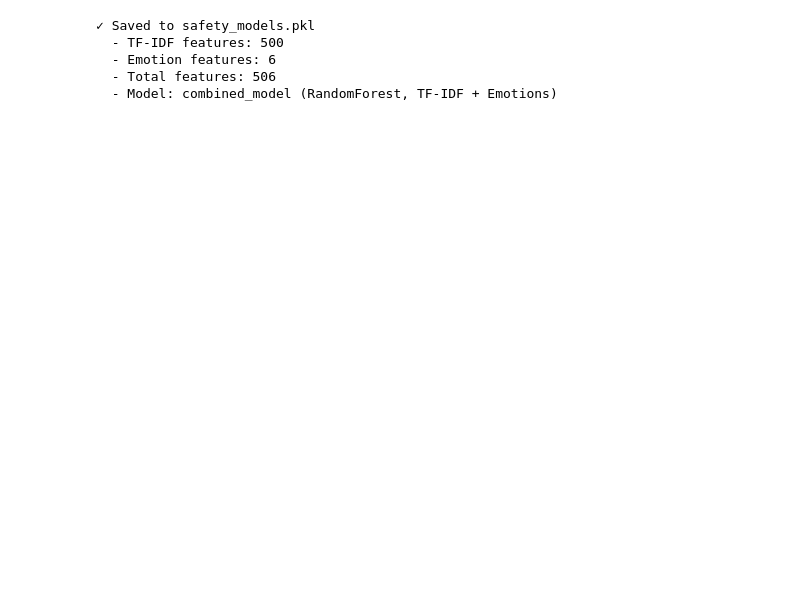
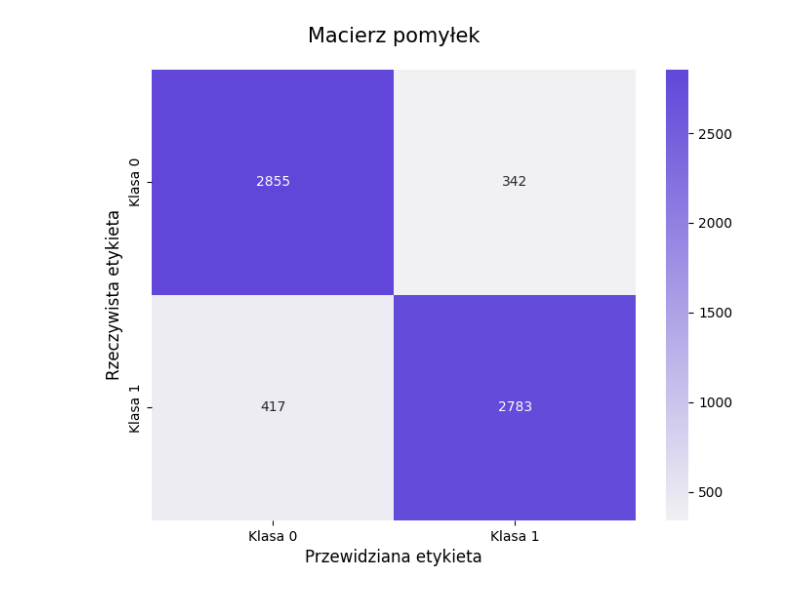
Before and after one commit to konszymanski/safespace-ai, a Jupyter notebook: backend/ml/train/train_safety_model.ipynb, the cells around one changed output. Drawn from its saved outputs; the diff is of its cells as text; code cells hidden in the pictures; blank space fills up the shorter version.

```diff
--- a/backend/ml/train/train_safety_model.ipynb
+++ b/backend/ml/train/train_safety_model.ipynb
@@ -31,0 +35,25 @@ weighted avg       0.74      0.73      0.73      6399
+# %%
+search_spaces = {
+    'n_estimators': Integer(100, 500),
+    'max_depth': Integer(5, 50),
+    'min_samples_split': Integer(2, 20),
+    'min_samples_leaf': Integer(1, 10),
+    'max_features': Categorical(['sqrt', 'log2', None]),
+    'criterion': Categorical(['gini', 'entropy']),
+    'min_impurity_decrease': Real(0.0, 0.2, prior='uniform')
+}
+# %%
+rf_base = RandomForestClassifier(random_state=42)
+bayes_search = BayesSearchCV(
+    estimator=rf_base,
+    search_spaces=search_spaces,
+    n_iter=32,
+    cv=3,
+    scoring='f1',
+    n_jobs=-1,
+    verbose=0,
+    random_state=42
+)
+bayes_search.fit(X_train, y_train)
+best_params = bayes_search.best_params_
+print("Najlepsze parametry:", best_params)
@@ -31,0 +62,5 @@ weighted avg       0.74      0.73      0.73      6399
+# %%
+best_model = bayes_search.best_estimator_
+y_pred = best_model.predict(X_test)
+print("Raport klasyfikacji:\n", classification_report(y_test, y_pred))
+print("Macierz pomyłek:\n", confusion_matrix(y_test, y_pred))
@@ -111,28 +96,17 @@ Avg probability class 1 (dangerous): 0.4991
-# %%
-import os
-models_dict = {
-    'tfidf_vectorizer': tfidf_vectorizer,
-    'combined_model': combined_model,
-    'emotion_model': model,
-    'feature_count': {
-        'tfidf_features': X_tfidf.shape[1],
-        'emotion_features': X_emotions.shape[1],
-        'total_features': X_combined_dense.shape[1]
-    }
-}
-
-os.makedirs('../local_models', exist_ok=True)
-with open('../local_models/safety_models.pkl', 'wb') as f:
-    pickle.dump(models_dict, f)
-
-print("✓ Saved to safety_models.pkl")
-print(f"  - TF-IDF features: {X_tfidf.shape[1]}")
-print(f"  - Emotion features: {X_emotions.shape[1]}")
-print(f"  - Total features: {X_combined_dense.shape[1]}")
-print("  - Model: combined_model (RandomForest, TF-IDF + Emotions)")
-# %% [output]
-✓ Saved to safety_models.pkl
-  - TF-IDF features: 500
-  - Emotion features: 6
-  - Total features: 506
-  - Model: combined_model (RandomForest, TF-IDF + Emotions)
+# %%
+import matplotlib.pyplot as plt
+import seaborn as sns
+
+my_colors = ["#74d3dc", "#77ade6", "#6146d9", "#3f2da5"]
+sns.set_palette(sns.color_palette(my_colors))
+
+plt.figure(figsize=(8, 6))
+cm = confusion_matrix(y_test, y_pred)
+sns.heatmap(cm, annot=True, fmt='d', cmap=sns.light_palette(my_colors[2], as_cmap=True),
+            xticklabels=['Klasa 0', 'Klasa 1'], yticklabels=['Klasa 0', 'Klasa 1'])
+plt.title('Macierz pomyłek', fontsize=15, pad=20)
+plt.xlabel('Przewidziana etykieta', fontsize=12)
+plt.ylabel('Rzeczywista etykieta', fontsize=12)
+plt.show()
+# %% [output]
+[figure, added]
```
Also changed, not shown: parts of 17 cells of this notebook, 19 other files.
